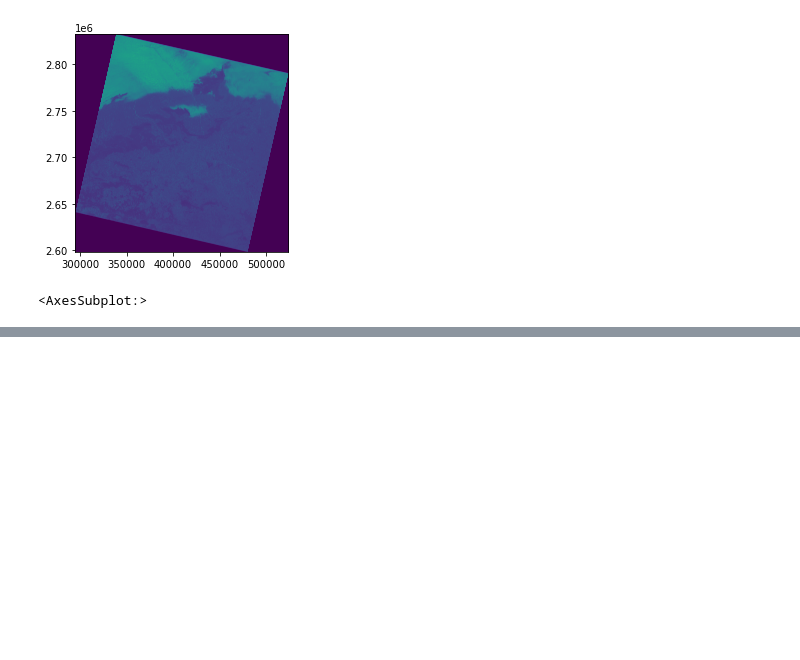
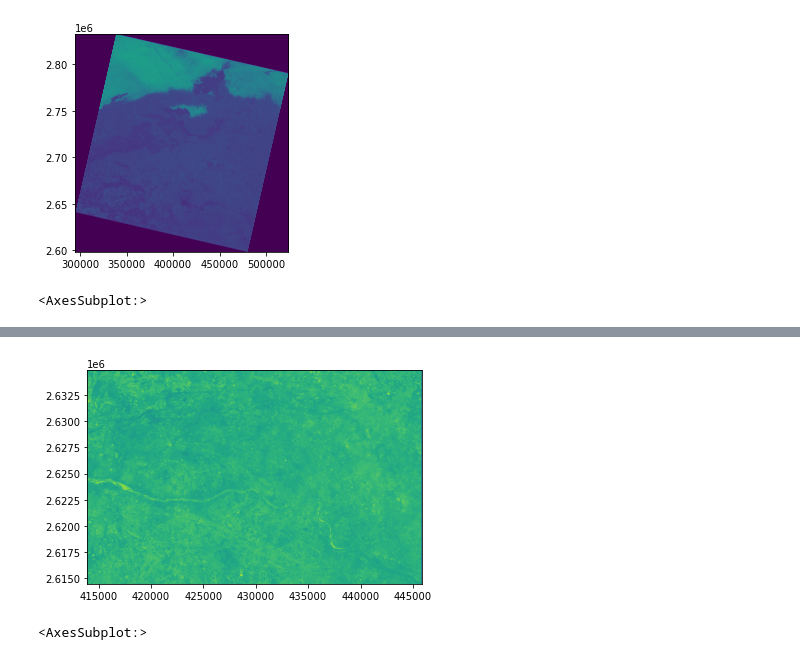
Before and after one commit to riyasmjgeo/Python_Showcase, a Jupyter notebook: Geospatial_functions/raster_clip.ipynb, the cells around one changed output, grey strips where cells are left out. Drawn from its saved outputs; the diff is of its cells as text; code cells hidden in the pictures; blank space fills up the shorter version.

```diff
--- a/Geospatial_functions/raster_clip.ipynb
+++ b/Geospatial_functions/raster_clip.ipynb
@@ -4,0 +7,11 @@ Hence, two different functions are created for each purpose.
+# %%
+# FOR CLIPPING WITH USER-DEFINED EXTENT
+import rasterio as rio
+from shapely.geometry import box
+import geopandas as gpd
+from fiona.crs import from_epsg
+from rasterio.mask import mask
+from rasterio.plot import show
+
+xmin, ymin, xmax, ymax = 86.1, 23.59, 86.5, 23.84
+raster = rio.open('LC08_L1TP_140043_20180109_20180119_01_T1/LC08_L1TP_140043_20180109_20180119_01_T1_B4.TIF')
@@ -97,0 +127,16 @@ show(ext_based)
+# %%
+def RasClip_extent_vector(ras = raster, vec = vector, op_file_name = 'clip_ext_vec.tif'):
+    vec_wgs84 = vec.to_crs(4326)
+    xmin = vec_wgs84.bounds['minx'].min()
+    ymin = vec_wgs84.bounds['miny'].min()
+    xmax = vec_wgs84.bounds['maxx'].max()
+    ymax = vec_wgs84.bounds['maxy'].max()
+
+    # Rest of the computation is same as Raster Clip by providing manual extent
+    return RasClip_extent_manual(ras = ras, xmin=xmin, ymin=ymin, xmax=xmax, ymax=ymax, op_file_name = op_file_name)
+# %%
+ext_vec = RasClip_extent_vector()
+show(ext_vec)
+# %% [output]
+[figure, added]
+<AxesSubplot:>
```
Also changed, not shown: parts of 14 cells of this notebook.
